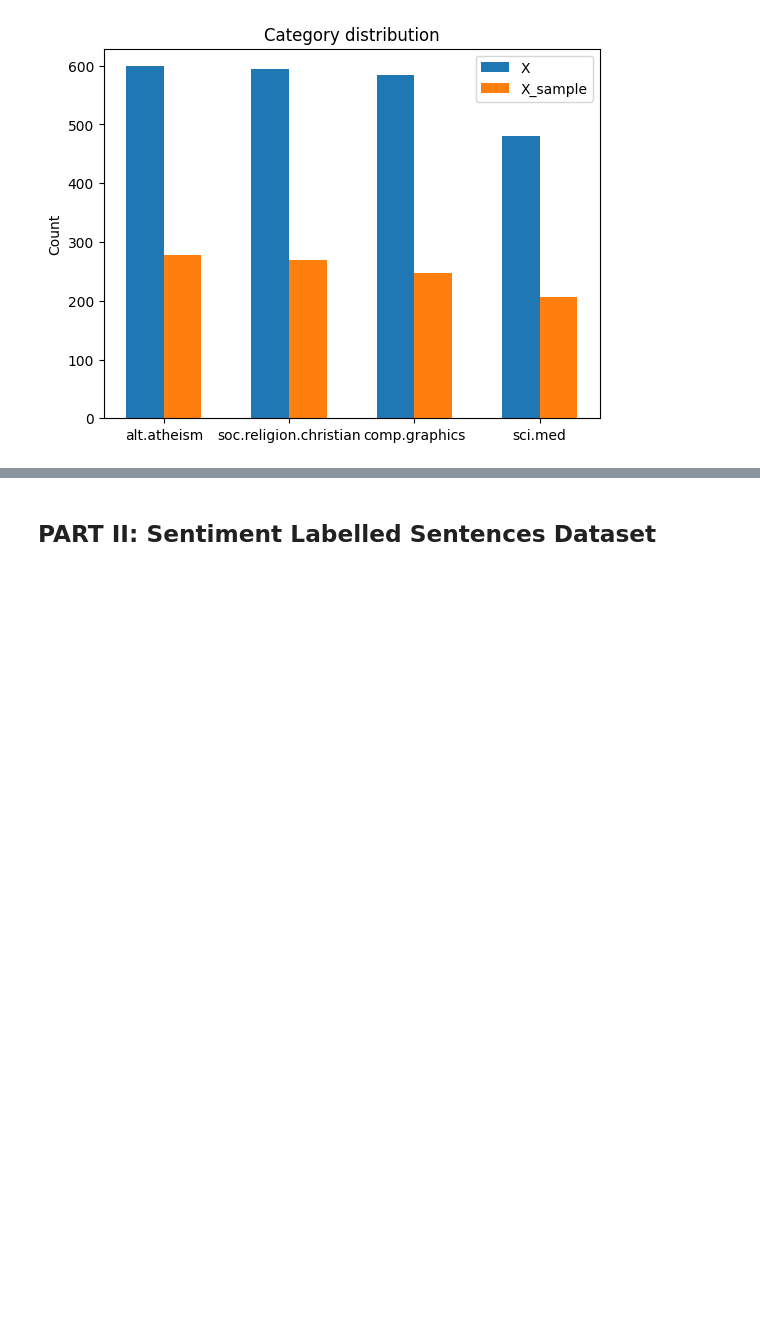
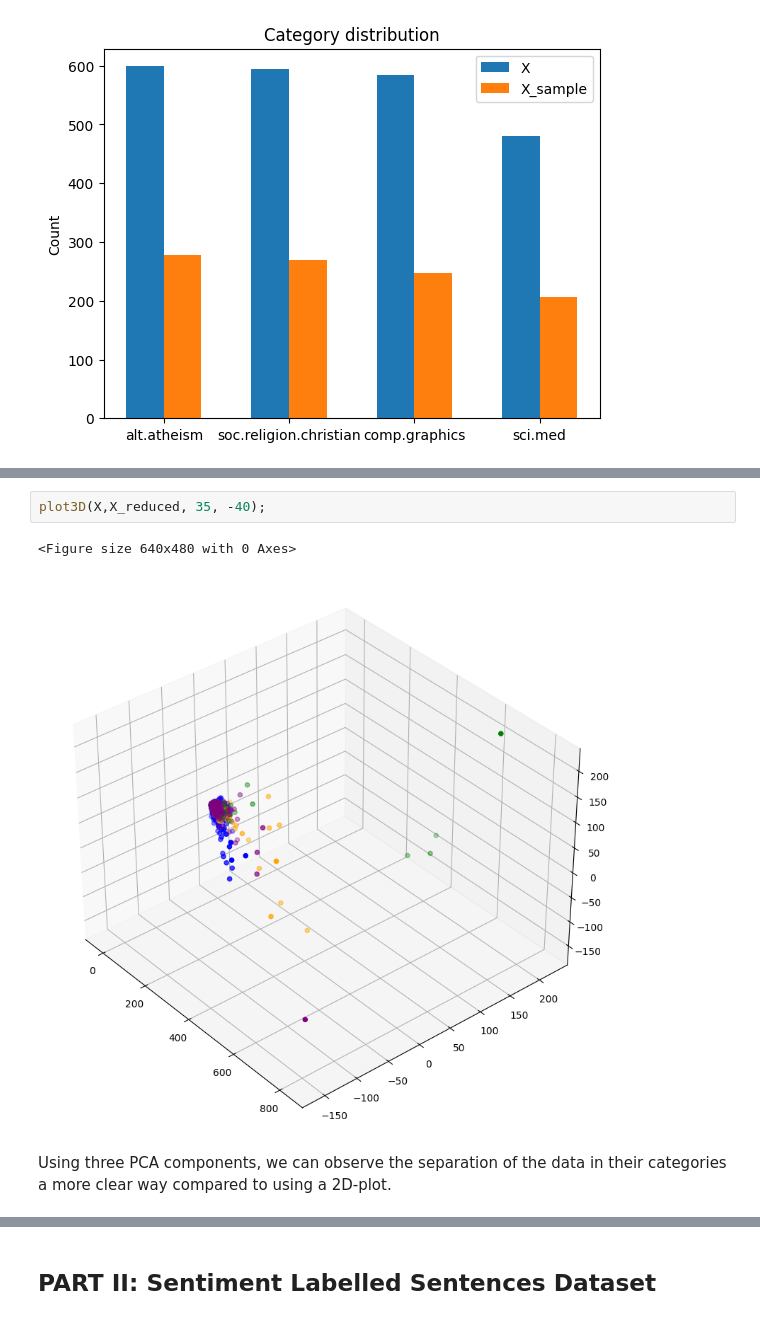
Before and after one commit to vlopez0392/DM2023-Lab1-Fork, a Jupyter notebook: Homework/DM2023_Lab1_Homework.ipynb, the cells around one changed output, grey strips where cells are left out. Cells and saved outputs as stored; diff of their text form; blank space fills up the shorter version.

```diff
--- a/Homework/DM2023_Lab1_Homework.ipynb
+++ b/Homework/DM2023_Lab1_Homework.ipynb
@@ -191,0 +278,7 @@ plt.show()
+# %%
+plot3D(X,X_reduced, 35, -40);
+# %% [output]
+<Figure size 640x480 with 0 Axes>
+[figure, added]
+# %% [markdown]
+Using three PCA components, we can observe the separation of the data in their categories a more clear way compared to using a 2D-plot.
```
Also changed, not shown: parts of 21 cells of this notebook.
